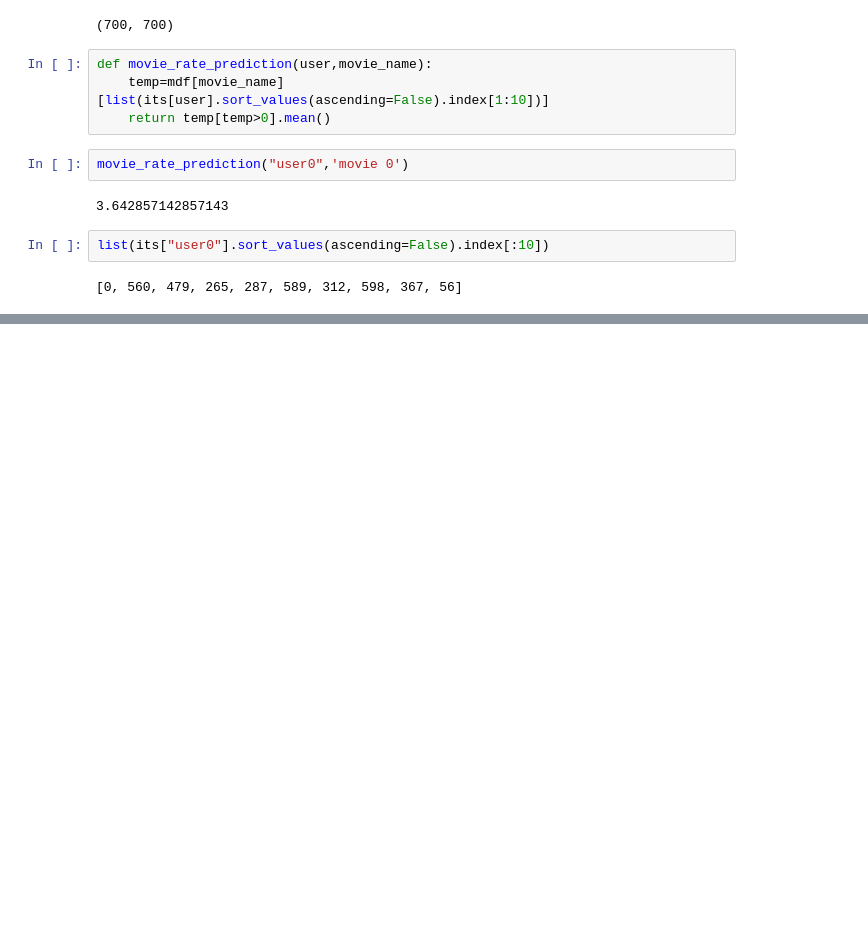
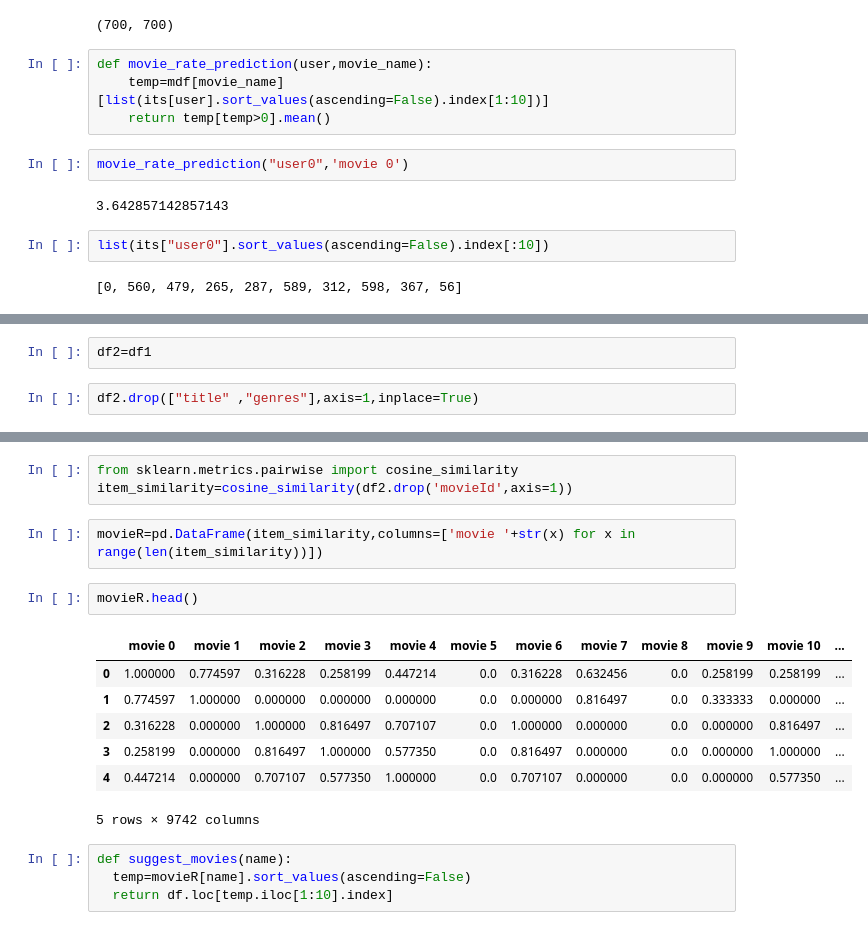
Before and after one commit to Navaneethnanda/Applied-Data-Sceince, a Jupyter notebook: ADS_Exp_3&4.ipynb, the cells around one changed output, grey strips where cells are left out. Saved outputs shown, nothing was run; the diff lists cells and outputs as text; blank space fills up the shorter version.

```diff
--- a/ADS_Exp_3&4.ipynb
+++ b/ADS_Exp_3&4.ipynb
@@ -395,0 +477,4 @@ list(its["user0"].sort_values(ascending=False).index[:10])
+# %%
+df2=df1
+# %%
+df2.drop(["title" ,"genres"],axis=1,inplace=True)
@@ -395,0 +490,19 @@ list(its["user0"].sort_values(ascending=False).index[:10])
+# %%
+from sklearn.metrics.pairwise import cosine_similarity
+item_similarity=cosine_similarity(df2.drop('movieId',axis=1))
+# %%
+movieR=pd.DataFrame(item_similarity,columns=['movie '+str(x) for x in range(len(item_similarity))])
+# %%
+movieR.head()
+# %% [output]
+|  | movie 0 | movie 1 | movie 2 | movie 3 | movie 4 | movie 5 | movie 6 | movie 7 | movie 8 | movie 9 | movie 10 | ... |
+| 0 | 1.000000 | 0.774597 | 0.316228 | 0.258199 | 0.447214 | 0.0 | 0.316228 | 0.632456 | 0.0 | 0.258199 | 0.258199 | ... |
+| 1 | 0.774597 | 1.000000 | 0.000000 | 0.000000 | 0.000000 | 0.0 | 0.000000 | 0.816497 | 0.0 | 0.333333 | 0.000000 | ... |
+| 2 | 0.316228 | 0.000000 | 1.000000 | 0.816497 | 0.707107 | 0.0 | 1.000000 | 0.000000 | 0.0 | 0.000000 | 0.816497 | ... |
+| 3 | 0.258199 | 0.000000 | 0.816497 | 1.000000 | 0.577350 | 0.0 | 0.816497 | 0.000000 | 0.0 | 0.000000 | 1.000000 | ... |
+| 4 | 0.447214 | 0.000000 | 0.707107 | 0.577350 | 1.000000 | 0.0 | 0.707107 | 0.000000 | 0.0 | 0.000000 | 0.577350 | ... |
+5 rows × 9742 columns
+# %%
+def suggest_movies(name):
+  temp=movieR[name].sort_values(ascending=False)
+  return df.loc[temp.iloc[1:10].index]
```
Also changed, not shown: parts of 15 cells of this notebook.
